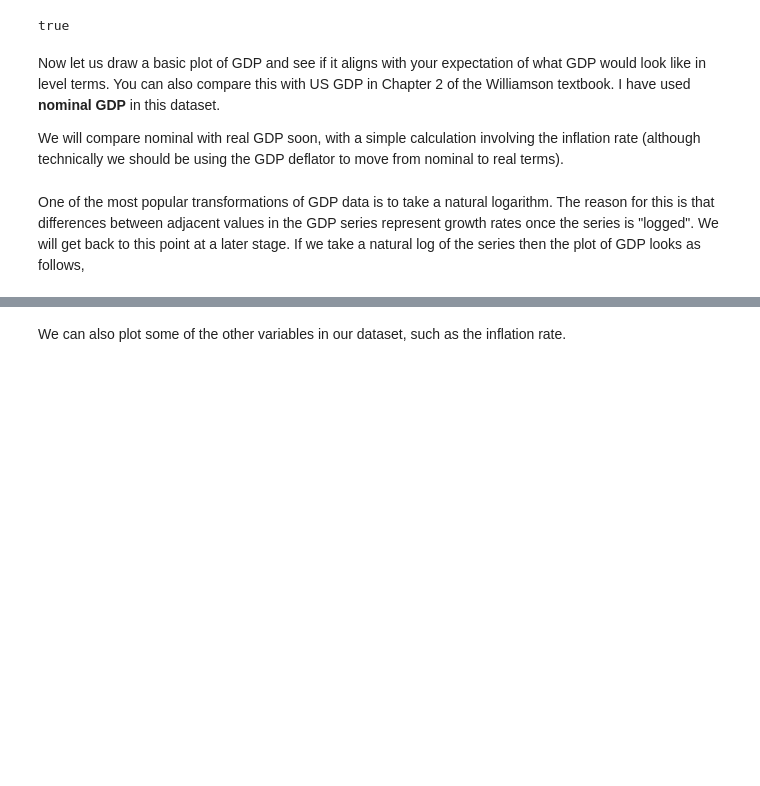
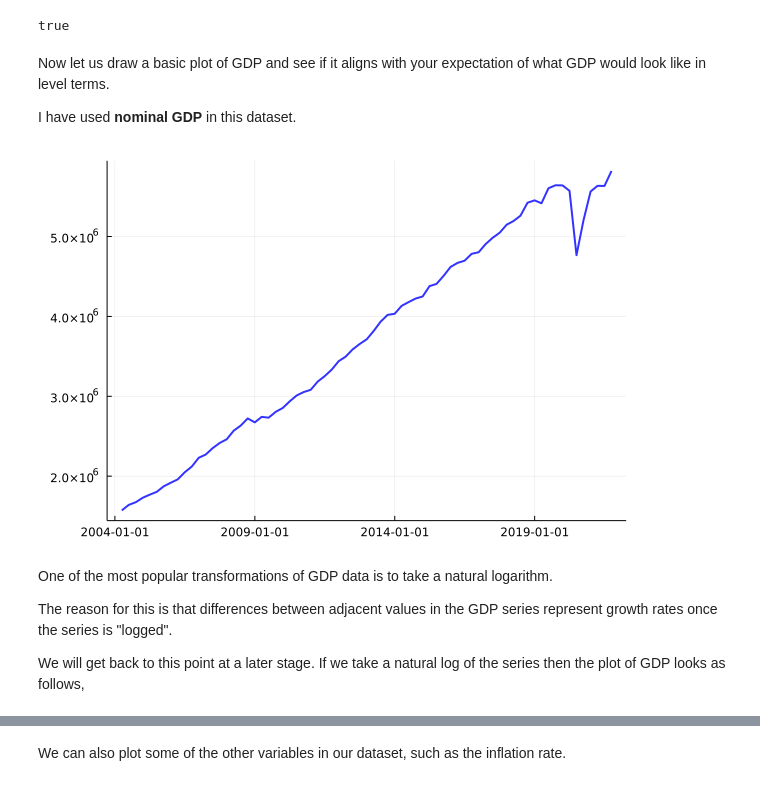
Before and after one commit to DawievLill/DataScience-871, a Jupyter notebook: 05-julia-data/05-julia-data.ipynb, the cells around one changed output, grey strips where cells are left out. Saved outputs shown, nothing was run; the diff lists cells and outputs as text; code cells hidden in the pictures; blank space fills up the shorter version.

```diff
--- a/05-julia-data/05-julia-data.ipynb
+++ b/05-julia-data/05-julia-data.ipynb
@@ -279,7 +283,7 @@ Downloads.download(
 # %% [markdown]
 Now get the data into Julia!
 # %%
-sa_data = DataFrame(CSV.File("tut2_data.csv", dateformat = "yyyy/mm/dd")) # specify the date format
+sa_data = DataFrame(CSV.File("05_data.csv", dateformat = "yyyy/mm/dd")) # specify the date format
 # %% [output]
 71 rows × 5 columns
 |  | date | gdp | repo | cpi | inflation |
@@ -394,14 +398,20 @@ gdp_1 == gdp_2 == gdp_3 # check that these give exactly the same result
 # %% [output]
 true
 # %% [markdown]
-Now let us draw a basic plot of GDP and see if it aligns with your expectation of what GDP would look like in level terms. You can also compare this with US GDP in Chapter 2 of the Williamson textbook. I have used **nominal GDP** in this dataset.
+Now let us draw a basic plot of GDP and see if it aligns with your expectation of what GDP would look like in level terms.
 
-We will compare nominal with real GDP soon, with a simple calculation involving the inflation rate (although technically we should be using the GDP deflator to move from nominal to real terms).
+I have used **nominal GDP** in this dataset.
 # %%
 date_sa = sa_data[!, :date]
-plot(date_sa, gdp_1, legend = false, lw = 2, color = :blue, alpha = 0.8)
+Plots.plot(date_sa, gdp_1, legend = false, lw = 2, color = :blue, alpha = 0.8)
+# %% [output]
+[figure, added]
 # %% [markdown]
-One of the most popular transformations of GDP data is to take a natural logarithm. The reason for this is that differences between adjacent values in the GDP series represent growth rates once the series is "logged". We will get back to this point at a later stage. If we take a natural log of the series then the plot of GDP looks as follows,
+One of the most popular transformations of GDP data is to take a natural logarithm.
+
+The reason for this is that differences between adjacent values in the GDP series represent growth rates once the series is "logged".
+
+We will get back to this point at a later stage. If we take a natural log of the series then the plot of GDP looks as follows,
 # %%
 log_gdp = log.(gdp_1); # remember the dot syntax, since we are broadcasting the log over all the values of GDP
 # %%
```
Also changed, not shown: parts of 72 cells of this notebook, 1 other file.
